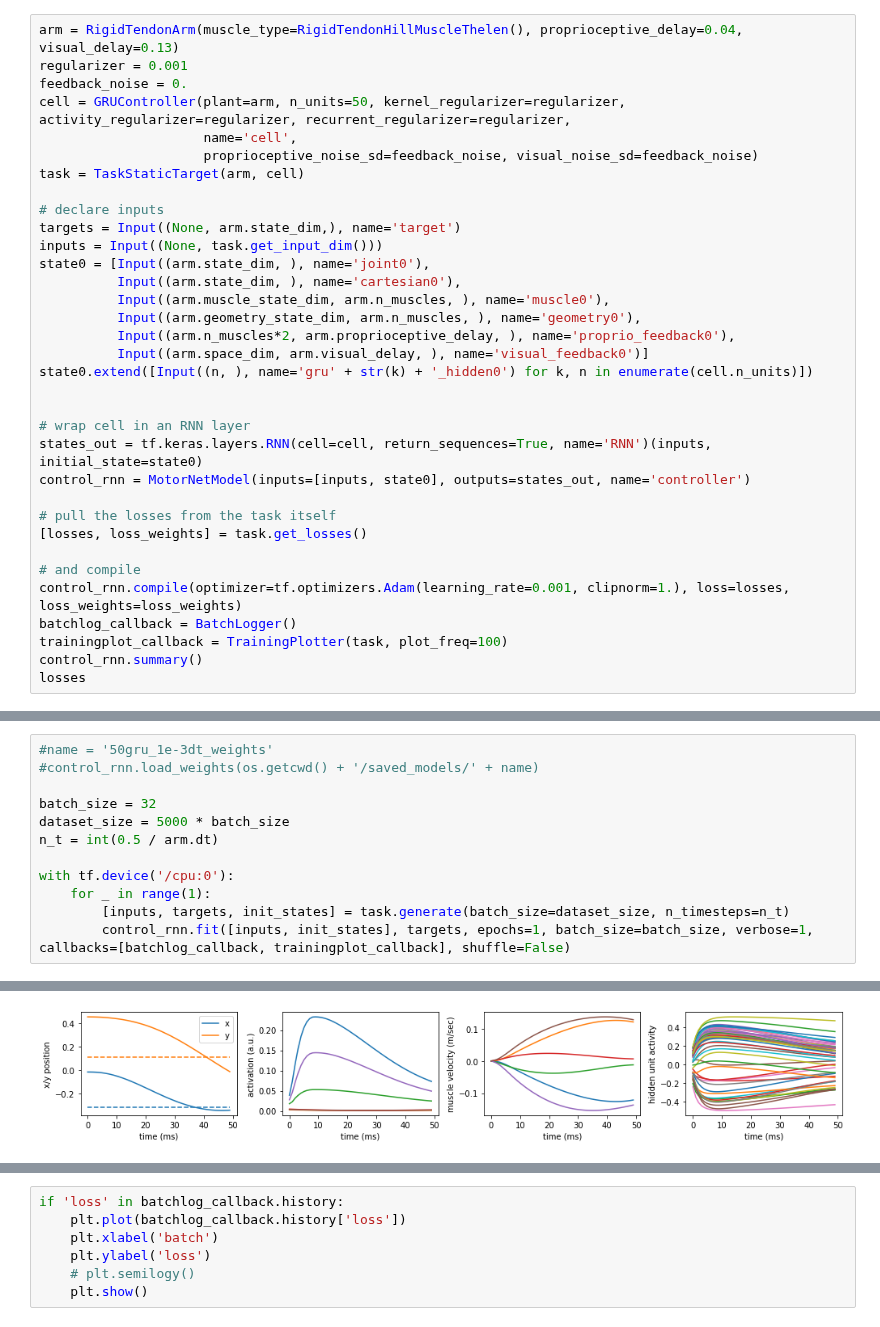
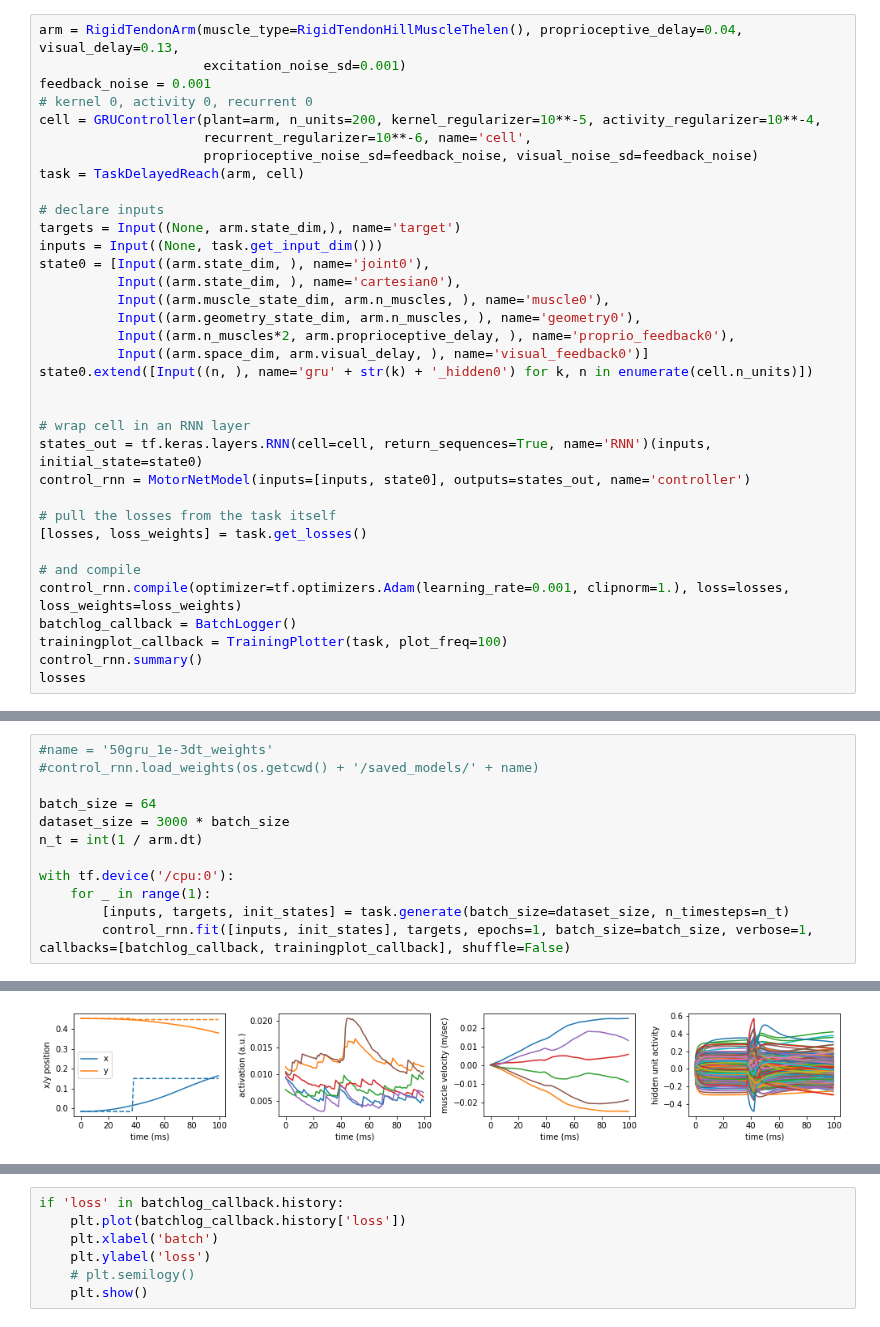
Before and after one commit to OlivierCodol/MotorNet, a Jupyter notebook: notebooks/jonathans_playground/arm.ipynb, the cells around one changed output, grey strips where cells are left out. Drawn from its saved outputs; the diff is of its cells as text.

Commit message:
tasks updated and stable

```diff
--- a/notebooks/jonathans_playground/arm.ipynb
+++ b/notebooks/jonathans_playground/arm.ipynb
@@ -30,12 +32,13 @@ print('tensorflow version: ' + tf.__version__)
 tensorflow version: 2.4.1
 # %%
-arm = RigidTendonArm(muscle_type=RigidTendonHillMuscleThelen(), proprioceptive_delay=0.04, visual_delay=0.13)
-regularizer = 0.001
-feedback_noise = 0.
-cell = GRUController(plant=arm, n_units=50, kernel_regularizer=regularizer, activity_regularizer=regularizer, recurrent_regularizer=regularizer,
-                     name='cell',
+arm = RigidTendonArm(muscle_type=RigidTendonHillMuscleThelen(), proprioceptive_delay=0.04, visual_delay=0.13,
+                     excitation_noise_sd=0.001)
+feedback_noise = 0.001
+# kernel 0, activity 0, recurrent 0
+cell = GRUController(plant=arm, n_units=200, kernel_regularizer=10**-5, activity_regularizer=10**-4,
+                     recurrent_regularizer=10**-6, name='cell',
                      proprioceptive_noise_sd=feedback_noise, visual_noise_sd=feedback_noise)
-task = TaskStaticTarget(arm, cell)
+task = TaskDelayedReach(arm, cell)
 
 # declare inputs
 targets = Input((None, arm.state_dim,), name='target')
@@ -86,9 +89,9 @@ ________________________________________________________________________________
 #name = '50gru_1e-3dt_weights'
 #control_rnn.load_weights(os.getcwd() + '/saved_models/' + name)
 
-batch_size = 32
-dataset_size = 5000 * batch_size
-n_t = int(0.5 / arm.dt)
+batch_size = 64
+dataset_size = 3000 * batch_size
+n_t = int(1 / arm.dt)
 
 with tf.device('/cpu:0'):
     for _ in range(1):
@@ -99 +102 @@ with tf.device('/cpu:0'):
-[figure, old version]
+[figure, new version]
```
Also changed, not shown: parts of 3 cells of this notebook, 1 other file.
